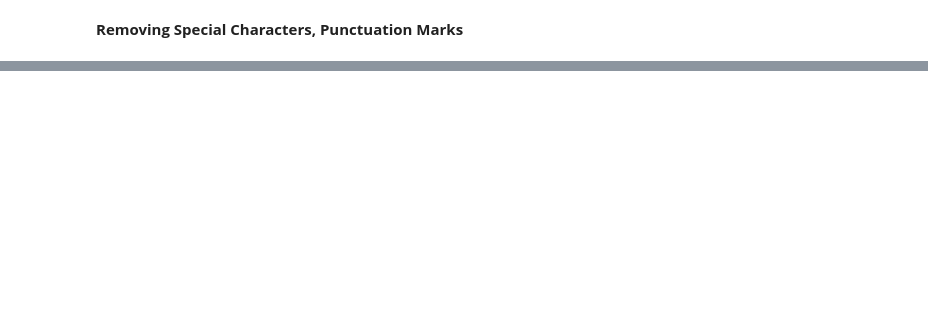
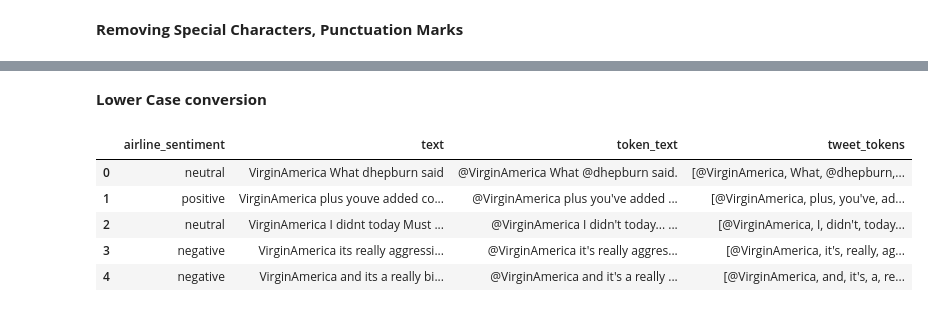
Before and after one commit to npselvan/StockInventory, a Jupyter notebook: NLP_Analysis.ipynb, the cells around one changed output, grey strips where cells are left out. Cells and saved outputs as stored; diff of their text form; code cells hidden in the pictures; blank space fills up the shorter version.

```diff
--- a/NLP_Analysis.ipynb
+++ b/NLP_Analysis.ipynb
@@ -261,0 +243,12 @@ df3[df3['new_text'].str.contains('!')]
+# %% [markdown]
+**Lower Case conversion**
+# %%
+df3['text']=[re.sub(r"[^a-zA-Z0-9]+", ' ',txt) for txt in df3['text']]
+df3.head()
+# %% [output]
+|  | airline_sentiment | text | token_text | tweet_tokens |
+| 0 | neutral | VirginAmerica What dhepburn said | @VirginAmerica What @dhepburn said. | [@VirginAmerica, What, @dhepburn,... |
+| 1 | positive | VirginAmerica plus youve added co... | @VirginAmerica plus you've added ... | [@VirginAmerica, plus, you've, ad... |
+| 2 | neutral | VirginAmerica I didnt today Must ... | @VirginAmerica I didn't today... ... | [@VirginAmerica, I, didn't, today... |
+| 3 | negative | VirginAmerica its really aggressi... | @VirginAmerica it's really aggres... | [@VirginAmerica, it's, really, ag... |
+| 4 | negative | VirginAmerica and its a really bi... | @VirginAmerica and it's a really ... | [@VirginAmerica, and, it's, a, re... |
```
Also changed, not shown: parts of 25 cells of this notebook.
